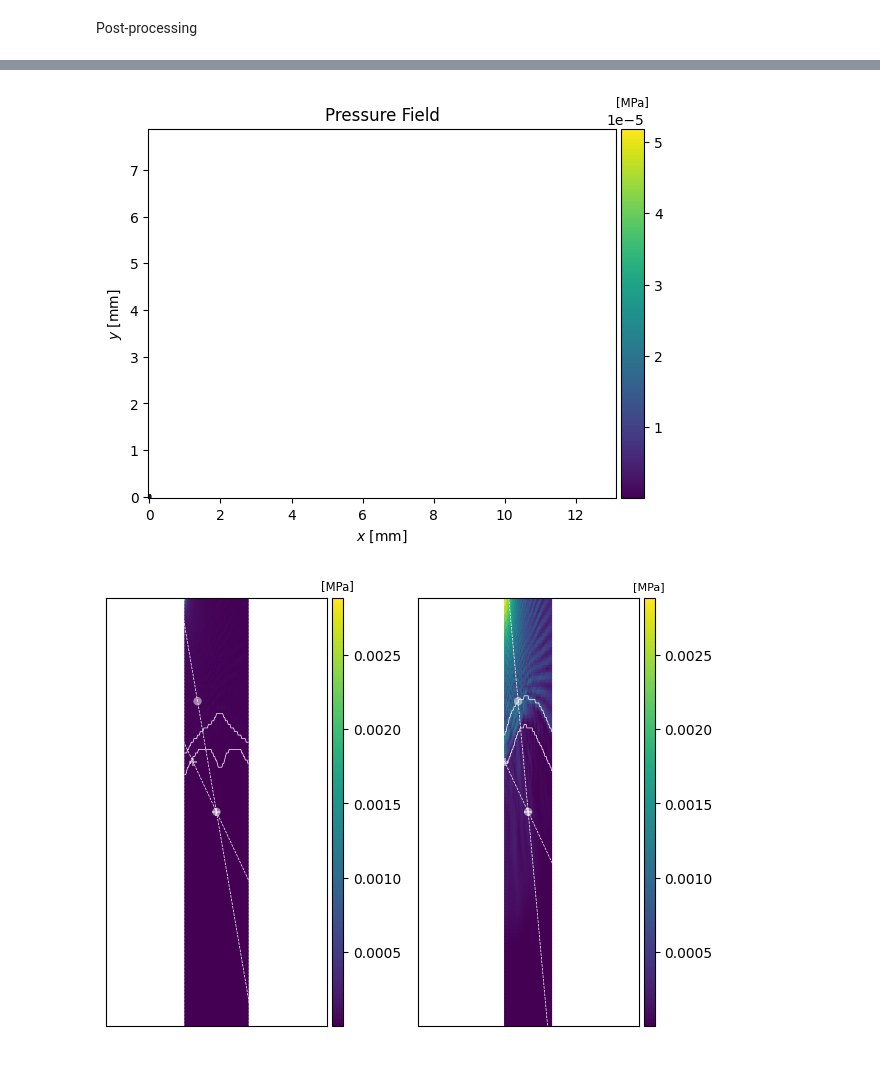
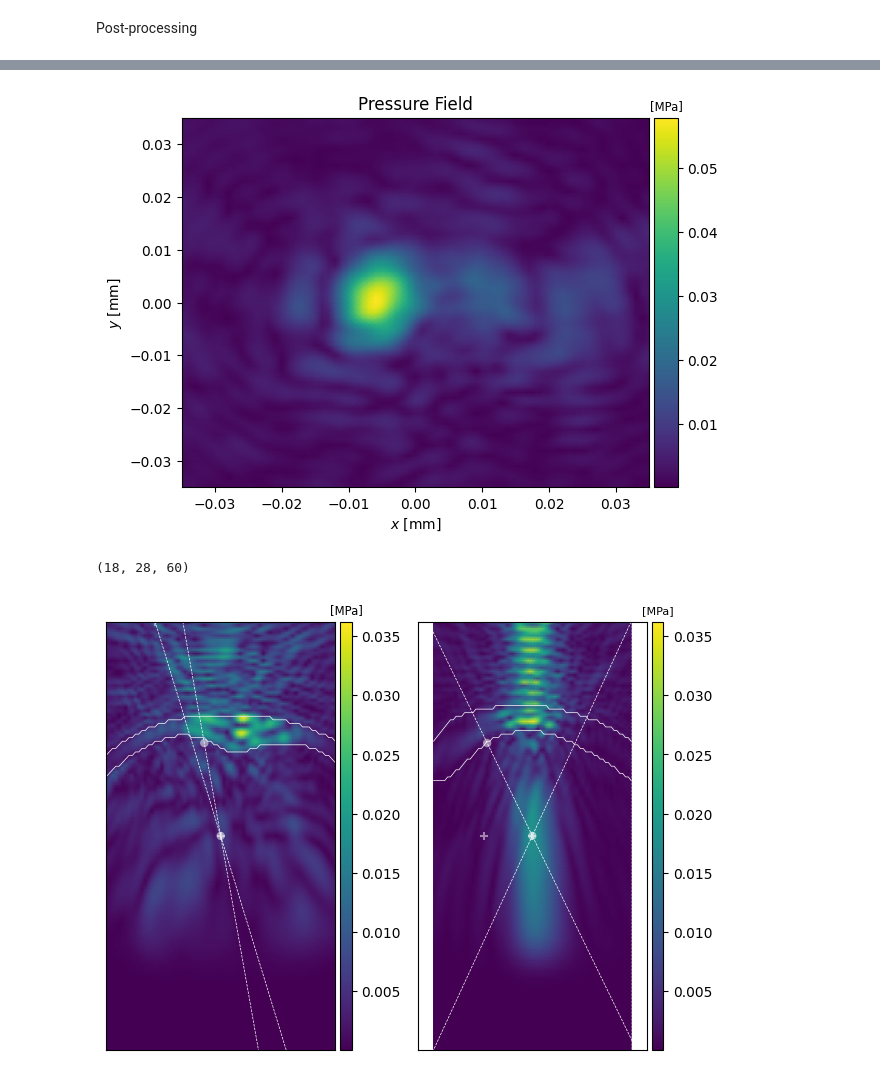
Before and after one commit to waltsims/k-wave-python, a Jupyter notebook: examples/benchmarks/7/ph1-bm7-sc2.ipynb, the cells around one changed output, grey strips where cells are left out. Cells and saved outputs as stored; diff of their text form; code cells hidden in the pictures.

```diff
--- a/examples/benchmarks/7/ph1-bm7-sc2.ipynb
+++ b/examples/benchmarks/7/ph1-bm7-sc2.ipynb
@@ -208,8 +208,8 @@ karray = kWaveArray(bli_tolerance=0.01,
                     single_precision=True)
 
 # set disc position
-position = [kgrid.x_vec[disc_coords[2]].item(),
-            kgrid.y_vec[disc_coords[2]].item(),
+position = [kgrid.x_vec[disc_coords[0]].item(),
+            kgrid.y_vec[disc_coords[1]].item(),
             kgrid.z_vec[disc_coords[2]].item()]
 
 # arbitrary position
@@ -315,25 +315,28 @@ p = np.reshape(amp, (Nx, Ny, Nz), order='F')
 # get maximum pressure
 pmax = np.nanmax(p)
 # get location of maximum pressure
-max_loc = np.unravel_index(np.nanargmax(p), p.shape, order='C')
+max_loc = np.unravel_index(np.nanargmax(p), p.shape, order='F')
 
 p_water = np.empty_like(p)
 p_water.fill(np.nan)
 p_water[water_mask] = p[water_mask]
 pmax_water = np.nanmax(p_water)
-max_loc_water = np.unravel_index(np.nanargmax(p_water), p.shape, order='C')
+max_loc_water = np.unravel_index(np.nanargmax(p_water), p.shape, order='F')
 
 p_skull = np.empty_like(p)
 p_skull.fill(np.nan)
 p_skull[skull_mask] = p[skull_mask]
 pmax_skull = np.nanmax(p_skull)
-max_loc_skull = np.unravel_index(np.nanargmax(p_skull), p.shape, order='C')
+max_loc_skull = np.unravel_index(np.nanargmax(p_skull), p.shape, order='F')
 
 p_brain = np.empty_like(p)
 p_brain.fill(np.nan)
 p_brain[brain_mask] = p[brain_mask]
 pmax_brain = np.nanmax(p_brain)
-max_loc_brain = np.unravel_index(np.nanargmax(p_brain), p.shape, order='C')
+max_loc_brain = np.unravel_index(np.nanargmax(p_brain), p.shape, order='F')
+print(max_loc_brain)
+#max_loc_brain = np.unravel_index(np.nanargmax(p_brain), p.shape, order='C')
+#print(max_loc_brain)
 
 # domain axes
 x_vec = np.linspace(kgrid.x_vec[0].item(), kgrid.x_vec[-1].item(), kgrid.Nx)
@@ -405,6 +409,6 @@ ax1.grid(True)
 # %%
 def get_edges(mask, fill_with_nan=True):
-    """returns the mask as a float array and Np.NaN"""
+    """returns the mask as a float array and np.nan"""
     edges = find_boundaries(mask, mode='thin').astype(np.float32)
     if fill_with_nan:
         edges[edges == 0] = np.nan
@@ -523,36 +527,37 @@ edges_x = get_edges(np.transpose(skull_mask[max_loc_brain[0], :, :]).astype(int)
 edges_y = get_edges(np.transpose(skull_mask[:, max_loc_brain[1], :]).astype(int))
 edges_z = get_edges(np.transpose(skull_mask[:, :, max_loc_brain[2]]).astype(int))
 
 # plot the pressure field at mid point along z axis
 fig2, ax2 = plt.subplots()
 im2 = ax2.pcolormesh(x_vec, y_vec, p[:, :, max_loc_brain[2]] / 1e6,
                      shading='gouraud',
                      cmap='viridis')
 
 if not contours_z_inner:
     ax2.pcolormesh(x_vec, y_vec, edges_z, shading='gouraud',
                cmap='Greys')
 else:
     ax2.plot(contours_z_inner[inner_index_z][:, 1],
              contours_z_inner[inner_index_z][:, 0], 'w', linewidth=0.5)
 if not contours_z_outer:
     pass
 else:
     ax2.plot(contours_z_outer[outer_index_z][:, 1],
              contours_z_outer[outer_index_z][:, 0], 'w', linewidth=0.5)
 #
 ax2.set(xlabel=r'$x$ [mm]',
         ylabel=r'$y$ [mm]',
         title='Pressure Field')
 ax2.grid(False)
 divider2 = make_axes_locatable(ax2)
 cax2 = divider2.append_axes("right", size="5%", pad=0.05)
 cbar_2 = fig2.colorbar(im2, cax=cax2)
 _ = cbar_2.ax.set_title('[MPa]', fontsize='small')
 # %% [output]
-[figure, old version]
+[figure, new version]
 # %%
 fig3, (ax3a, ax3b) = plt.subplots(1, 2)
+
 im3a = ax3a.pcolormesh(np.squeeze(kgrid.y_vec), np.squeeze(kgrid.z_vec), p[max_loc_brain[0], :, :].T / 1e6,
                        shading='gouraud', cmap='viridis')
 
@@ -582,7 +587,12 @@ ax3a.invert_yaxis()
 im3b = ax3b.pcolormesh(np.squeeze(kgrid.x_vec), np.squeeze(kgrid.z_vec), p[:, max_loc_brain[1], :].T / 1e6,
                        shading='gouraud', cmap='viridis')
 
-# ------------------------------------------------------------------------------
+ax3b.plot(beam_axis_x_skull, np.squeeze(kgrid.z_vec), 'w--', lw=0.5)
+ax3b.plot(beam_axis_x_brain, np.squeeze(kgrid.z_vec), 'w--', lw=0.5)
+
+ax3b.scatter(y_x_skull, x_x_skull, c='w', marker='o', edgecolors='none', alpha=0.5)
+ax3b.scatter(y_x_brain, x_x_brain, c='w', marker='+', alpha=0.5)
+
 ax3b.plot(contours_y_inner[inner_index_y][:, 1] * kgrid.dx + kgrid.x_vec[0],
           contours_y_inner[inner_index_y][:, 0] * kgrid.dz + kgrid.z_vec[0],
           'w', linewidth=0.5)
@@ -590,14 +600,9 @@ ax3b.plot(contours_y_outer[outer_index_y][:, 1] * kgrid.dx + kgrid.x_vec[0],
           contours_y_outer[outer_index_y][:, 0] * kgrid.dz + kgrid.z_vec[0],
           'w', linewidth=0.5)
 
-ax3b.plot(beam_axis_x_skull, np.squeeze(kgrid.z_vec), 'w--', lw=0.5)
-ax3b.plot(beam_axis_x_brain, np.squeeze(kgrid.z_vec), 'w--', lw=0.5)
-ax3b.scatter(y_x_skull, x_x_skull, c='w', marker='o', edgecolors='none', alpha=0.5)
-ax3b.scatter(y_x_brain, x_x_brain, c='w', marker='+', alpha=0.5)
 ax3b.grid(False)
 ax3b.axes.get_yaxis().set_visible(False)
 ax3b.axes.get_xaxis().set_visible(False)
-
 divider3b = make_axes_locatable(ax3b)
 cax3b = divider3b.append_axes("right", size="5%", pad=0.05)
 cbar_3b = fig3.colorbar(im3a, cax=cax3b)
@@ -605,4 +610,5 @@ cbar_3b.ax.set_title('[MPa]', fontdict={'fontsize': 8})
 ax3b.invert_yaxis()
 plt.tight_layout(pad=1.2)
 # %% [output]
+(18, 28, 60)
-[figure, old version]
+[figure, new version]
```
Also changed, not shown: parts of 3 cells of this notebook.
